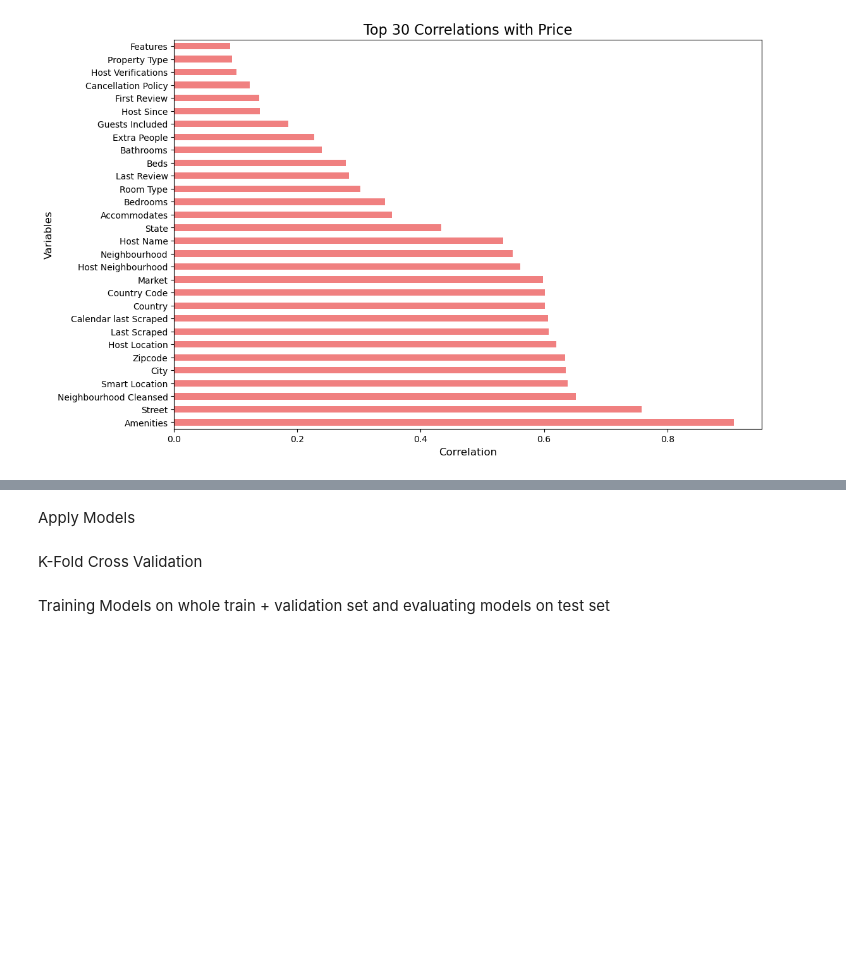
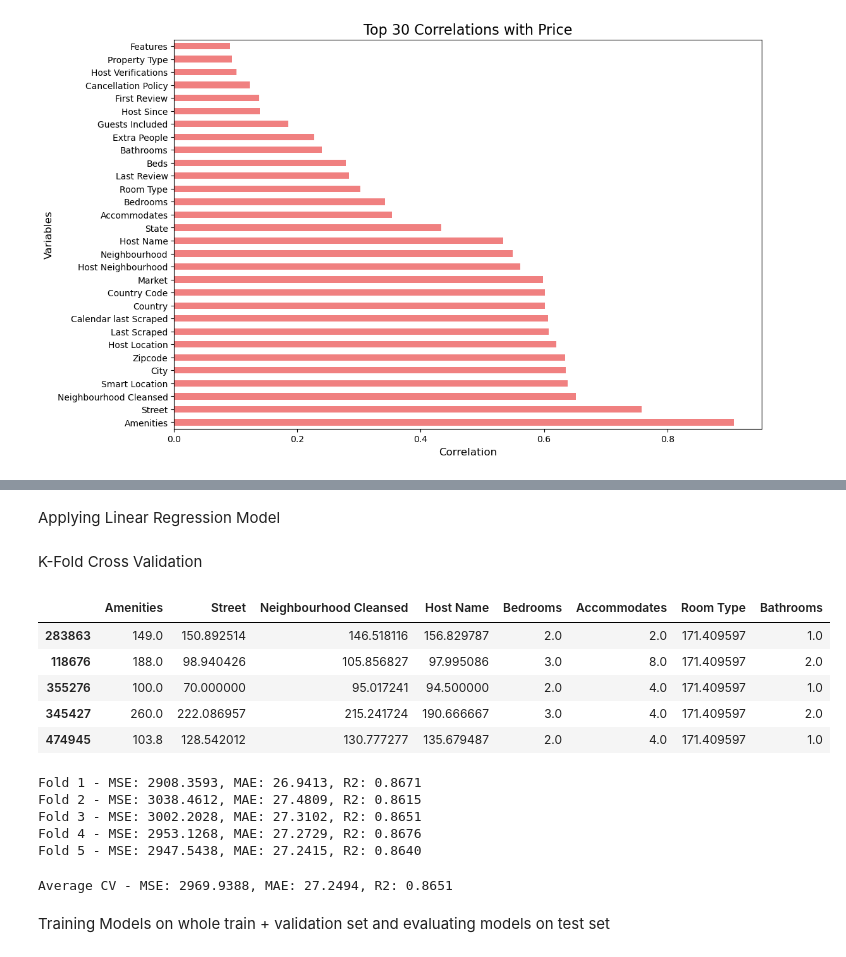
Before and after one commit to deerings/Capstone, a Jupyter notebook: notebooks/Models.ipynb, the cells around one changed output, grey strips where cells are left out. Saved outputs shown, nothing was run; the diff lists cells and outputs as text; code cells hidden in the pictures; blank space fills up the shorter version.

Commit message:
Added more code to Models.ipynb for each model

```diff
--- a/notebooks/Models.ipynb
+++ b/notebooks/Models.ipynb
@@ -21,12 +23,3 @@ df.head(5)
 | 3 | 2017-04-02 | none | Bas | 2013-10-05 | Amsterdam, North Holland, The Net... | within a day | ... |
 | 4 | 2017-04-02 | none | Pablo | 2016-08-10 | Amsterdam, North Holland, Netherl... | within a day | ... |
 5 rows × 56 columns
-# %%
-categorical_cols = df.select_dtypes(include=['object']).columns
-df_le = df.copy()
-for col in categorical_cols:
-    le = LabelEncoder()
-    df_le[col] = df_le.groupby(col)['Price'].transform('mean')
-datetime_column = df.select_dtypes(include=['datetime64']).columns
-for col in datetime_column:
-    df_le[col] = df_le[col].astype('int64') // 10**9
@@ -127,8 +57,8 @@ Random Forest Feature Importance:
 # %%
 sf = ['Amenities', 'Street', 'Neighbourhood Cleansed', 'Host Name', 'Bedrooms', 'Accommodates', 'Room Type', 'Bathrooms']
-X = df[sf]
-y = df['Price']
+X = df_le[sf]
+y = df_le['Price']
 # %%
 X_train_val, X_test, y_train_val, y_test = train_test_split(X, y, test_size=0.2, random_state=42)
 # %% [markdown]
-Apply Models
+Applying Linear Regression Model
@@ -136,8 +68,18 @@ Apply Models
 K-Fold Cross Validation
 # %%
 kf = KFold(n_splits=5, shuffle=True, random_state=42)
+# %%
+X_train_val.head(5)
+# %% [output]
+|  | Amenities | Street | Neighbourhood Cleansed | Host Name | Bedrooms | Accommodates | Room Type | Bathrooms |
+| 283863 | 149.0 | 150.892514 | 146.518116 | 156.829787 | 2.0 | 2.0 | 171.409597 | 1.0 |
+| 118676 | 188.0 | 98.940426 | 105.856827 | 97.995086 | 3.0 | 8.0 | 171.409597 | 2.0 |
+| 355276 | 100.0 | 70.000000 | 95.017241 | 94.500000 | 2.0 | 4.0 | 171.409597 | 1.0 |
+| 345427 | 260.0 | 222.086957 | 215.241724 | 190.666667 | 3.0 | 4.0 | 171.409597 | 2.0 |
+| 474945 | 103.8 | 128.542012 | 130.777277 | 135.679487 | 2.0 | 4.0 | 171.409597 | 1.0 |
 # %%
-for train_i,val_i in kf.split(X_train_val):
+cv_r = []
+for fold, (train_i,val_i) in enumerate(kf.split(X_train_val),1):
     X_train, X_val = X_train_val.iloc[train_i], X_train_val.iloc[val_i]
     y_train, y_val = y_train_val.iloc[train_i], y_train_val.iloc[val_i]
 
@@ -145,12 +87,29 @@ for train_i,val_i in kf.split(X_train_val):
     X_train_s = s.fit_transform(X_train)
     X_val_s = s.transform(X_val)
 
-    model.fit(X_train_s,y_train)
-    y_pred = model.predict(X_val_s)
+    lm_model.fit(X_train_s,y_train)
+    y_pred = lm_model.predict(X_val_s)
 
     mse = mean_squared_error(y_val, y_pred)
     mae = mean_absolute_error(y_val, y_pred)
     r2 = r2_score(y_val, y_pred)
+
+    cv_r.append({'Fold': fold, 'MSE': mse, 'MAE': mae, 'R2': r2})
+
+    print(f"Fold {fold} - MSE: {mse:.4f}, MAE: {mae:.4f}, R2: {r2:.4f}")
+# %% [output]
+Fold 1 - MSE: 2908.3593, MAE: 26.9413, R2: 0.8671
+Fold 2 - MSE: 3038.4612, MAE: 27.4809, R2: 0.8615
+Fold 3 - MSE: 3002.2028, MAE: 27.3102, R2: 0.8651
+Fold 4 - MSE: 2953.1268, MAE: 27.2729, R2: 0.8676
+Fold 5 - MSE: 2947.5438, MAE: 27.2415, R2: 0.8640
+# %%
+avg_mse = np.mean([fold['MSE'] for fold in cv_r])
+avg_mae = np.mean([fold['MAE'] for fold in cv_r])
+avg_r2 = np.mean([fold['R2'] for fold in cv_r])
+print(f"\nAverage CV - MSE: {avg_mse:.4f}, MAE: {avg_mae:.4f}, R2: {avg_r2:.4f}")
+# %% [output]
+Average CV - MSE: 2969.9388, MAE: 27.2494, R2: 0.8651
 # %% [markdown]
 Training Models on whole train + validation set and evaluating models on test set
 # %%
```
Also changed, not shown: parts of 34 cells of this notebook.
